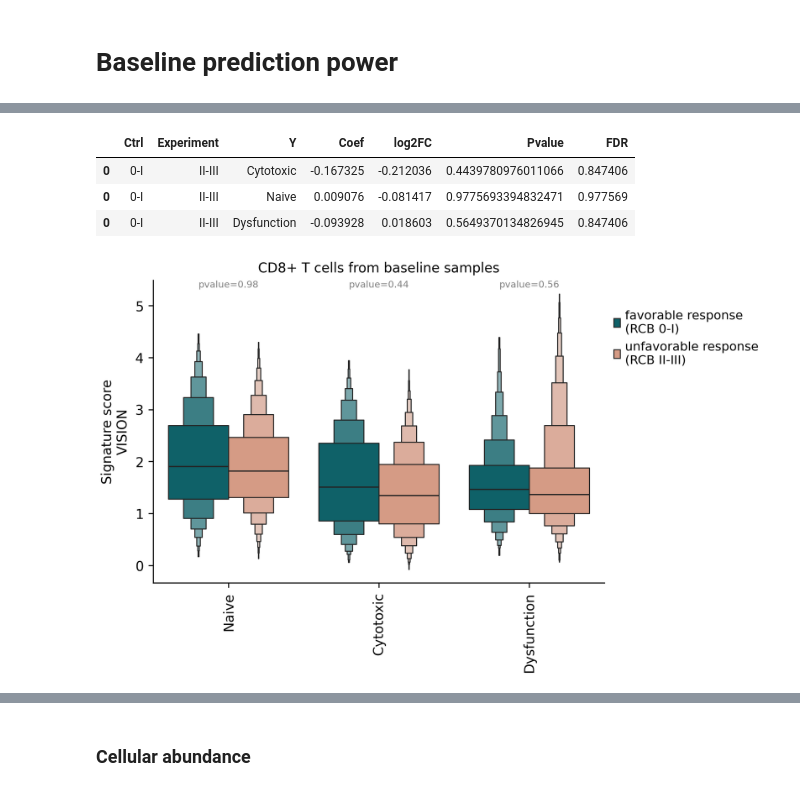
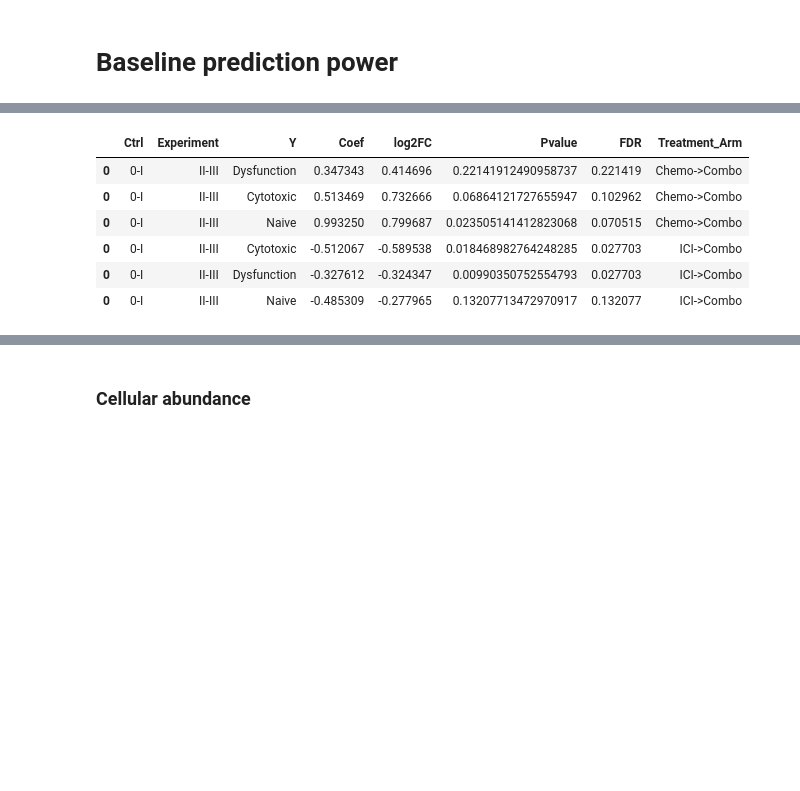
Before and after one commit to jingxinfu/hr_brca_single_cell, a Jupyter notebook: notebooks/XX_Checked_Figure3_Tcells.ipynb, the cells around one changed output, grey strips where cells are left out. Cells and saved outputs as stored; diff of their text form; code cells hidden in the pictures; blank space fills up the shorter version.

```diff
--- a/notebooks/XX_Checked_Figure3_Tcells.ipynb
+++ b/notebooks/XX_Checked_Figure3_Tcells.ipynb
@@ -354,41 +341,23 @@ dt.groupby([x,'Treatment_Arm'])[random_var].nunique().rename('N_Pts').reset_inde
-# %%
-dt[x] = pd.Categorical(dt[x],['0-I','II-III'],ordered=True)
-result = lmTest(dt=dt,Y=list(MP_anno_map.keys()),x=x,Z=[],explored_z=explored_z,random_var=random_var)
-significant_MP = result.Y[(result.Pvalue<0.05)&(result[f'log2FC'].abs()>.5)].unique().tolist()
-result.Y =  result.Y.map(MP_anno_map)
-result
-# %% [output]
-|  | Ctrl | Experiment | Y | Coef | log2FC | Pvalue | FDR |
-| 0 | 0-I | II-III | Cytotoxic | -0.167325 | -0.212036 | 0.4439780976011066 | 0.847406 |
-| 0 | 0-I | II-III | Naive | 0.009076 | -0.081417 | 0.9775693394832471 | 0.977569 |
-| 0 | 0-I | II-III | Dysfunction | -0.093928 | 0.018603 | 0.5649370134826945 | 0.847406 |
-# %%
-show_mps = ['Naive','Cytotoxic','Dysfunction']
-dt.rename(columns=MP_anno_map,inplace=True)
-pvalues = result.loc[result.Y.isin(show_mps),:].set_index('Y')['Pvalue']
-fig,ax=plt.subplots(1,1,dpi=150)
-dt.BestResponse= dt.BestResponse.map({'0-I':'favorable response\n(RCB 0-I)','II-III':'unfavorable response\n(RCB II-III)'})
-sns.boxenplot(data=dt[show_mps+[x]].melt(id_vars=[x]),
-                   ax=ax,
-                x='variable',y='value',hue=x,
-                   showfliers=False,
-#                 split=True,inner="quart", fill=False,
-                palette=COLOR_PAlETTE[x])
-y_loc =ax.get_ylim()[1]
-for xtick in ax.get_xticklabels():
-    x_loc,_ = xtick.get_position()
-    text = xtick.get_text()
-    if pvalues[text] >= 0.05:
-        c='gray'
-        label = f"pvalue={pvalues[text]:.2f}"
-    else:
-        label = f"pvalue={pvalues[text]:.3f}"
-        c = 'red'
-    ax.text(x_loc,y_loc,s=label,ha='center',va='top',color=c,fontsize=7)
-ax.tick_params(axis='x',rotation=90)
-n_pt_label = ','.join([ f"N({k})={v}"for k,v in dt.drop_duplicates([random_var])[x].value_counts().to_dict().items()])
-ax.set(xlabel='',ylabel=f'Signature score\n{signature_method}',title=f'CD8+ T cells from baseline samples')# [{n_pt_label}]')
-ax.legend(loc=(1.01,.7),frameon=False,ncol=1)
-ax.spines[['right','top']].set_visible(False)
-# %% [output]
-[figure, removed]
+# %%
+x='BestResponse'
+groupby = 'Treatment_Arm'
+x_order=['0-I','II-III']
+dt = scores.loc[(scores.Timepoint.isin(['Baseline'])),:].copy()
+output_table = []
+for arm,input_dt in dt.groupby(groupby):
+    input_dt[x] = pd.Categorical(input_dt[x],x_order,ordered=True)
+    result = lmTest(dt=input_dt,Y=list(MP_anno_map.keys()),x=x,Z=[],explored_z=explored_z,random_var=random_var)
+    result[groupby] = arm
+    output_table.append(result)
+output_table = pd.concat(output_table,axis=0).replace(MP_anno_map)
+output_table.to_csv(f'{RESULT_TABLE}/LmTest/CD8T_Baseline_Prediction.csv',index=False)
+pvalues = output_table.set_index(['Y',groupby])['Pvalue']
+output_table
+# %% [output]
+|  | Ctrl | Experiment | Y | Coef | log2FC | Pvalue | FDR | Treatment_Arm |
+| 0 | 0-I | II-III | Dysfunction | 0.347343 | 0.414696 | 0.22141912490958737 | 0.221419 | Chemo->Combo |
+| 0 | 0-I | II-III | Cytotoxic | 0.513469 | 0.732666 | 0.06864121727655947 | 0.102962 | Chemo->Combo |
+| 0 | 0-I | II-III | Naive | 0.993250 | 0.799687 | 0.023505141412823068 | 0.070515 | Chemo->Combo |
+| 0 | 0-I | II-III | Cytotoxic | -0.512067 | -0.589538 | 0.018468982764248285 | 0.027703 | ICI->Combo |
+| 0 | 0-I | II-III | Dysfunction | -0.327612 | -0.324347 | 0.00990350752554793 | 0.027703 | ICI->Combo |
+| 0 | 0-I | II-III | Naive | -0.485309 | -0.277965 | 0.13207713472970917 | 0.132077 | ICI->Combo |
```
Also changed, not shown: parts of 7 cells of this notebook, 1 other file.
